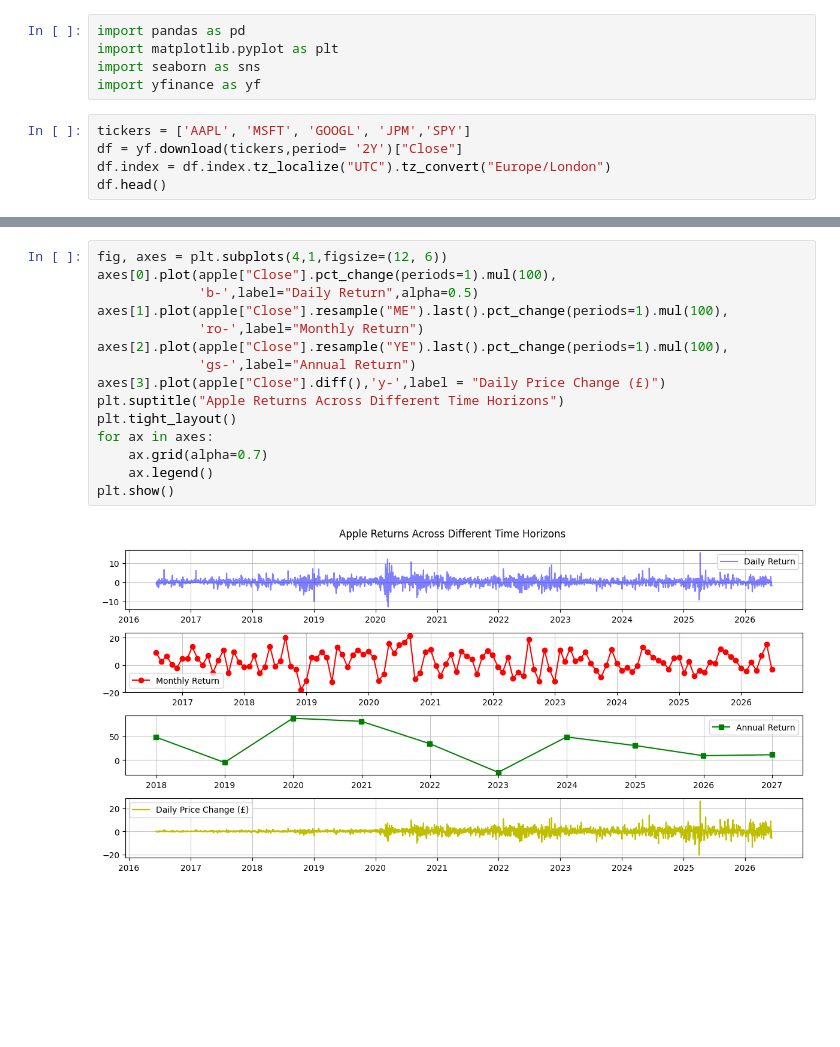
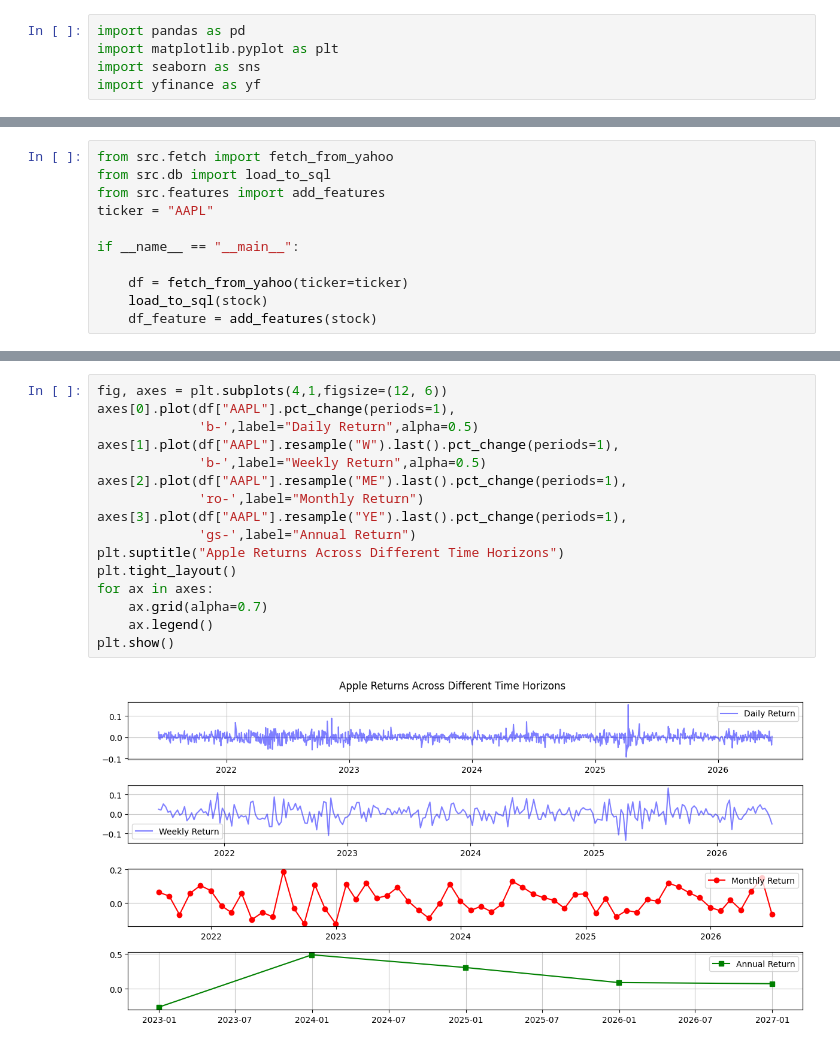
Before and after one commit to aguchhait-stack/stock-forecast-pipeline, a Jupyter notebook: notebook.ipynb, the cells around one changed output, grey strips where cells are left out. Drawn from its saved outputs; the diff is of its cells as text; blank space fills up the shorter version.

```diff
--- a/notebook.ipynb
+++ b/notebook.ipynb
@@ -3,8 +3,3 @@ import pandas as pd
 import matplotlib.pyplot as plt
 import seaborn as sns
 import yfinance as yf
-# %%
-tickers = ['AAPL', 'MSFT', 'GOOGL', 'JPM','SPY']
-df = yf.download(tickers,period= '2Y')["Close"]
-df.index = df.index.tz_localize("UTC").tz_convert("Europe/London")
-df.head()
@@ -38,0 +6,11 @@ memory usage: 23.4 KB
+# %%
+from src.fetch import fetch_from_yahoo
+from src.db import load_to_sql
+from src.features import add_features
+ticker = "AAPL"
+
+if __name__ == "__main__":
+
+    df = fetch_from_yahoo(ticker=ticker)
+    load_to_sql(stock)
+    df_feature = add_features(stock)
@@ -63,17 +46,18 @@ plt.show()
 # %%
 fig, axes = plt.subplots(4,1,figsize=(12, 6))
-axes[0].plot(apple["Close"].pct_change(periods=1).mul(100),
+axes[0].plot(df["AAPL"].pct_change(periods=1),
              'b-',label="Daily Return",alpha=0.5)
-axes[1].plot(apple["Close"].resample("ME").last().pct_change(periods=1).mul(100),
+axes[1].plot(df["AAPL"].resample("W").last().pct_change(periods=1),
+             'b-',label="Weekly Return",alpha=0.5)
+axes[2].plot(df["AAPL"].resample("ME").last().pct_change(periods=1),
              'ro-',label="Monthly Return")
-axes[2].plot(apple["Close"].resample("YE").last().pct_change(periods=1).mul(100),
+axes[3].plot(df["AAPL"].resample("YE").last().pct_change(periods=1),
              'gs-',label="Annual Return")
-axes[3].plot(apple["Close"].diff(),'y-',label = "Daily Price Change (£)")
 plt.suptitle("Apple Returns Across Different Time Horizons")
 plt.tight_layout()
 for ax in axes:
     ax.grid(alpha=0.7)
     ax.legend()
 plt.show()
 # %% [output]
-[figure, old version]
+[figure, new version]
```
Also changed, not shown: parts of 15 cells of this notebook, 11 other files.
